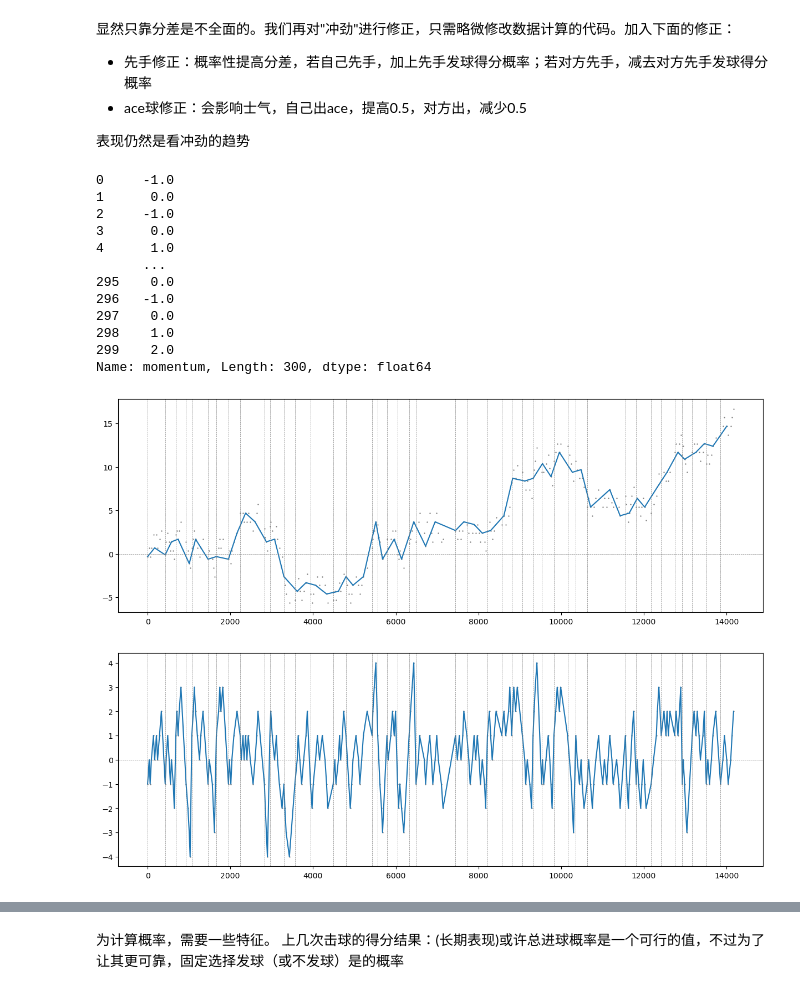
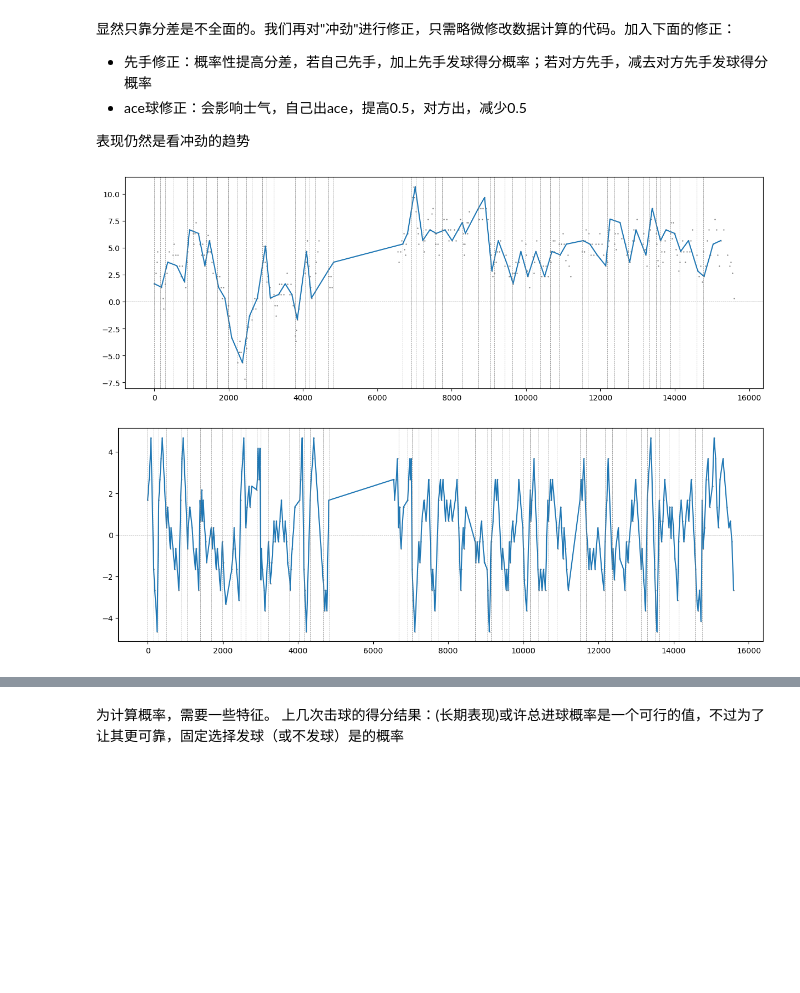
Before and after one commit to Zeauw-cn/mcm-2024, a Jupyter notebook: code/solution.ipynb, the cells around one changed output, grey strips where cells are left out. Drawn from its saved outputs; the diff is of its cells as text; code cells hidden in the pictures; blank space fills up the shorter version.

```diff
--- a/code/solution.ipynb
+++ b/code/solution.ipynb
@@ -137,7 +137,7 @@ def drawFig(gameData, xyData, exyData, filename):
         ax.axvline(xAxis,color='grey',linestyle='--',linewidth=0.5)
     momentum = xyData['momentum']
     return momentum
-gameData = data[data['match_id'] == 0]
+gameData = data[data['match_id'] == 3]
 xyData, exyData = dataCal(gameData, 5)
 drawFig(gameData, xyData, exyData, 'main_fig.pdf')
 xyDataGame = pd.DataFrame()
@@ -200,47 +200,35 @@ def dataCalF(gameData, interval, playerFirst):
     for counter in range(0,(int)(np.floor(gameData.shape[0]/interval))):
         examplingMomentum[counter] = momentum[counter*interval]
         examplingTime[counter] = gameData['elapsed_time'].iloc[counter*interval]
     xyData = pd.DataFrame()
     exyData = pd.DataFrame()
     xyData['time'] = gameData['elapsed_time']
     xyData['momentum'] = momentum
     exyData['momentum'] = examplingMomentum
     exyData['time'] = examplingTime
     return xyData, exyData
 
 def matchDataCal(gameData):
     player1First = gameData[(gameData['point_victor'] == 1)&(gameData['server'] == 1)].shape[0]/gameData[gameData['server'] == 1].shape[0]
     player2First = gameData[(gameData['point_victor'] == 2)&(gameData['server'] == 2)].shape[0]/gameData[gameData['server'] == 2].shape[0]
     playerFirst = [player1First, player2First]
     aceData = np.zeros(gameData.shape[0])
     return playerFirst
 
-gameData = data[data['match_id'] == 0]
+gameData = data[data['match_id'] == 3]
 playerFirst = matchDataCal(gameData)
 xyData, exyData = dataCalF(gameData, 5, playerFirst)
 drawFig(gameData, xyData, exyData, 'main_fig_f.pdf')
 xyDataGame = pd.DataFrame()
 exyDataGame = pd.DataFrame()
 # 对于每一场比赛的小局
 for i in range(1,np.max(gameData['set_no'])+1):
     for k in range(1,np.max(gameData[gameData['set_no'] == i]['game_no'])+1):
         gameDataInGame = gameData[(gameData['set_no'] == i)&(gameData['game_no'] == k)]
-        xyData, exyData = dataCal(gameDataInGame, 1)
+        xyData, exyData = dataCalF(gameDataInGame, 1, playerFirst)
         xyDataGame = pd.concat([xyDataGame, xyData])
         exyDataGame = pd.concat([exyDataGame, exyData])
-drawFig(gameData, xyDataGame, exyDataGame, 'in_game_f.pdf')
+momentum = drawFig(gameData, xyDataGame, exyDataGame, 'in_game_f.pdf')
 # %% [output]
-0     -1.0
-1      0.0
-2     -1.0
-3      0.0
-4      1.0
-      ...
-295    0.0
-296   -1.0
-297    0.0
-298    1.0
-299    2.0
-Name: momentum, Length: 300, dtype: float64
-[figure, old version]
+[figure, new version]
-[figure, old version]
+[figure, new version]
```
Also changed, not shown: parts of 7 cells of this notebook.
